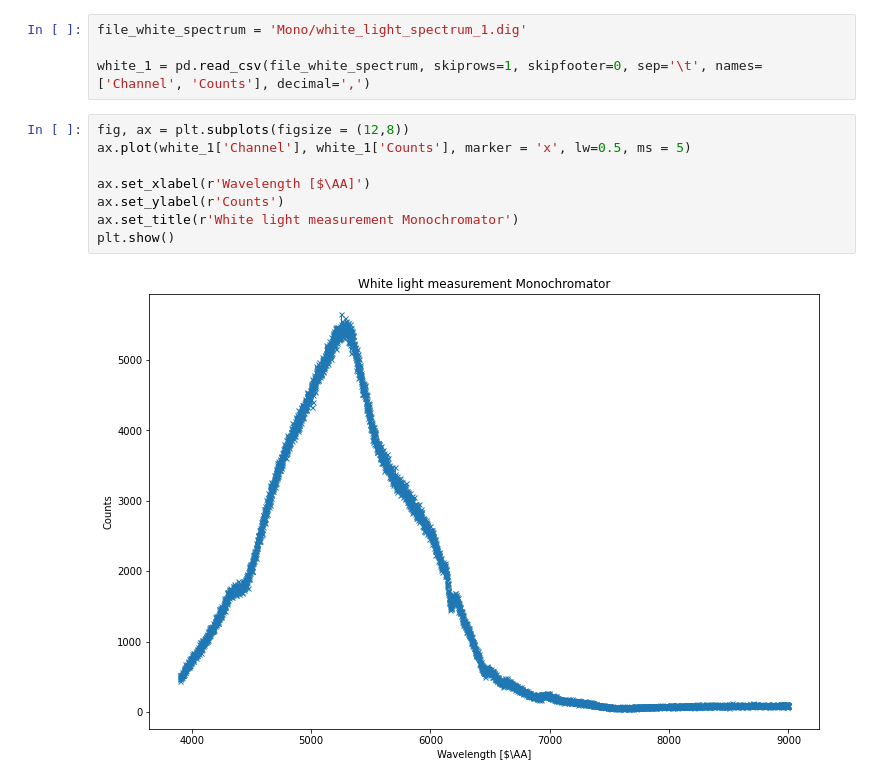
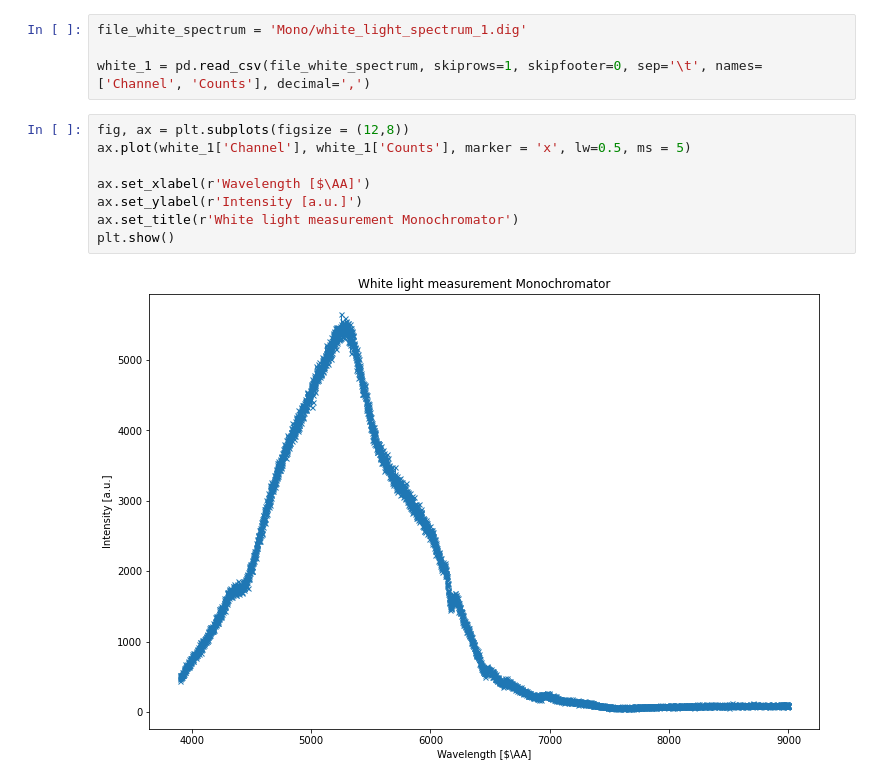
Before and after one commit to nicolaigoelz/Raman, a Jupyter notebook: Mono_Calibration_measurement.ipynb, the cells around one changed output. Drawn from its saved outputs; the diff is of its cells as text.

```diff
--- a/Mono_Calibration_measurement.ipynb
+++ b/Mono_Calibration_measurement.ipynb
@@ -89,10 +147,10 @@ white_1 = pd.read_csv(file_white_spectrum, skiprows=1, skipfooter=0, sep='\t', n
 # %%
 fig, ax = plt.subplots(figsize = (12,8))
 ax.plot(white_1['Channel'], white_1['Counts'], marker = 'x', lw=0.5, ms = 5)
 
 ax.set_xlabel(r'Wavelength [$\AA]')
-ax.set_ylabel(r'Counts')
+ax.set_ylabel(r'Intensity [a.u.]')
 ax.set_title(r'White light measurement Monochromator')
 plt.show()
 # %% [output]
-[figure, old version]
+[figure, new version]
```
Also changed, not shown: parts of 10 cells of this notebook.
